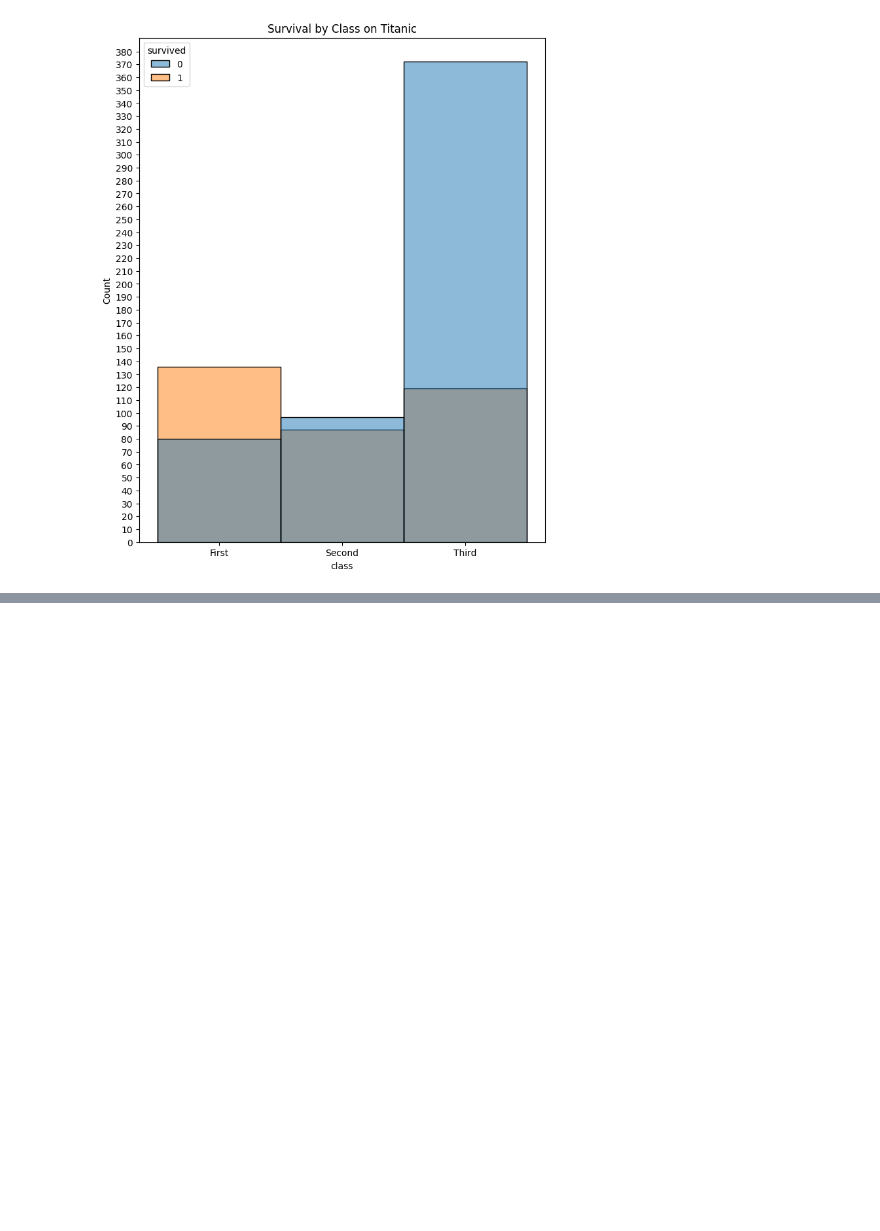
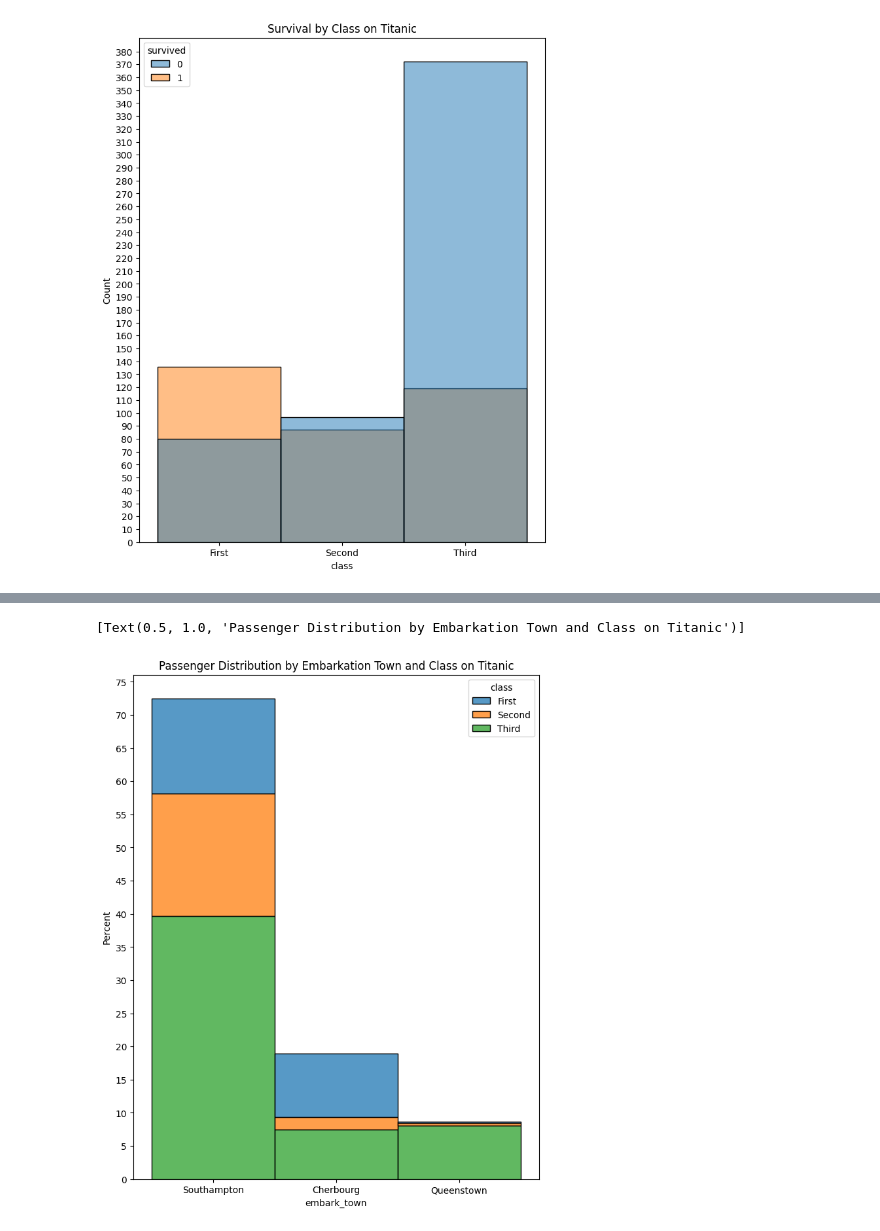
Before and after one commit to J3SSY-ANDU/Food-Delivery-Data-Analysis, a Jupyter notebook: notebooks/seaborn_tutorial.ipynb, the cells around one changed output, grey strips where cells are left out. Saved outputs shown, nothing was run; the diff lists cells and outputs as text; code cells hidden in the pictures; blank space fills up the shorter version.

```diff
--- a/notebooks/seaborn_tutorial.ipynb
+++ b/notebooks/seaborn_tutorial.ipynb
@@ -322,0 +352,8 @@ g.set(title='Survival by Class on Titanic')
+# %%
+g = sns.histplot(x='embark_town', hue='class', data=titanic, stat='percent', multiple='stack') # Stacked histogram for embarkation town and class
+g.set_yticks(np.arange(0,76,5))
+g.figure.set_size_inches(8, 10)  # width=8, height=6 (in inches)
+g.set(title='Passenger Distribution by Embarkation Town and Class on Titanic')
+# %% [output]
+[Text(0.5, 1.0, 'Passenger Distribution by Embarkation Town and Class on Titanic')]
+[figure, added]
```
Also changed, not shown: parts of 10 cells of this notebook.
